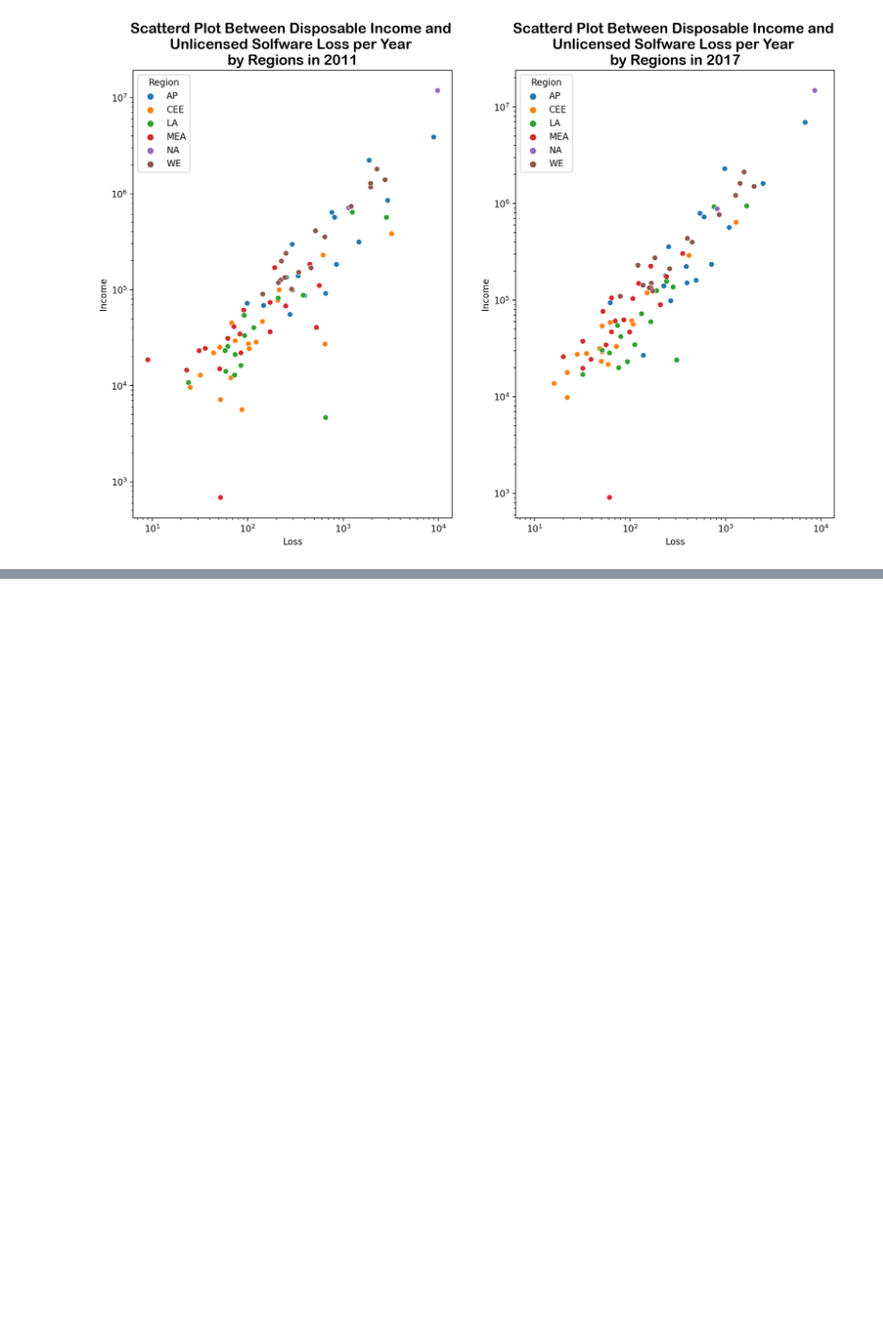
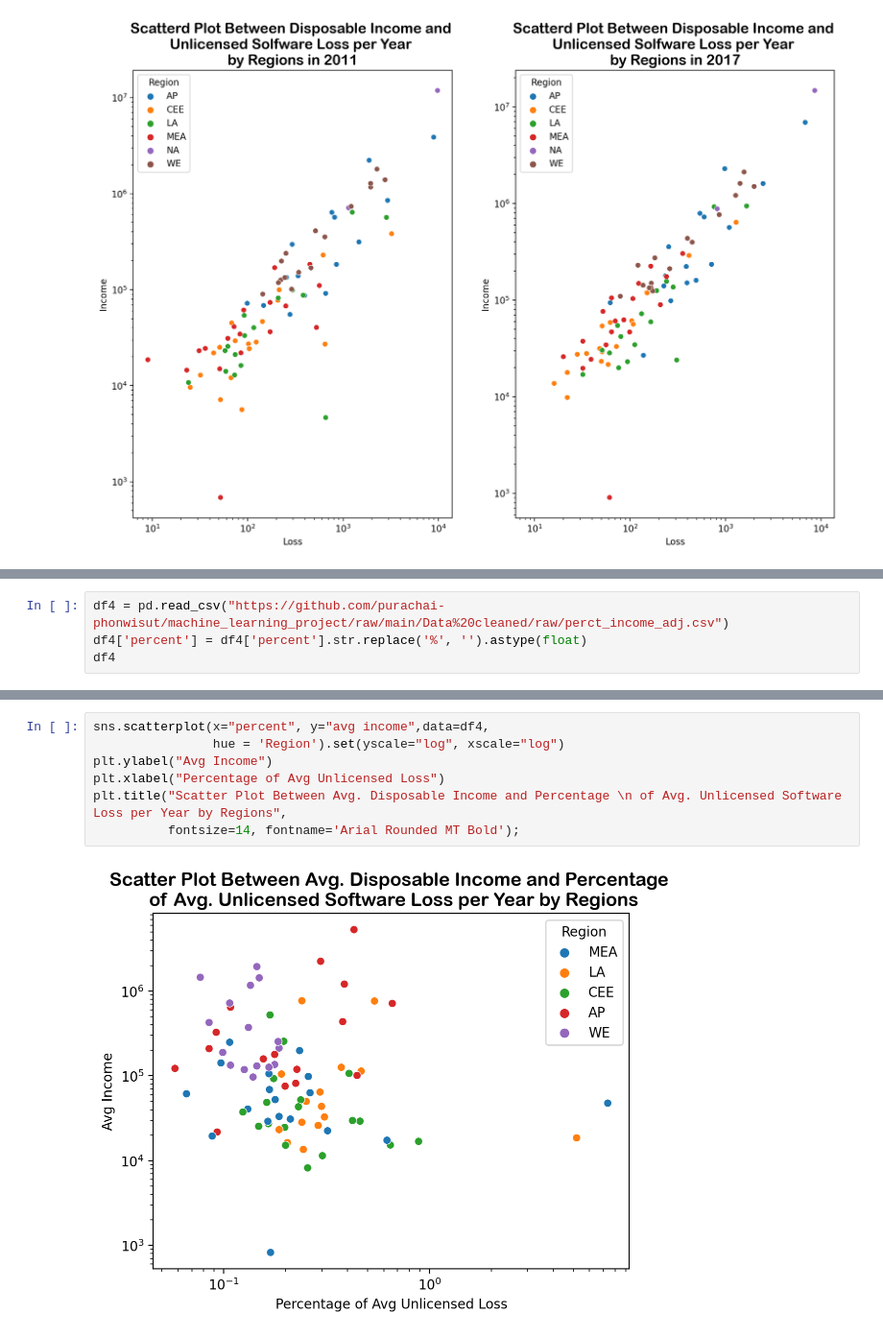
Before and after one commit to purachai-phonwisut/machine_learning_project, a Jupyter notebook: Com.ipynb, the cells around one changed output, grey strips where cells are left out. Shown at 96% size. Saved outputs shown, nothing was run; the diff lists cells and outputs as text; blank space fills up the shorter version.

```diff
--- a/Com.ipynb
+++ b/Com.ipynb
@@ -300,0 +305,4 @@ grid2.set(yscale="log", xscale="log");
+# %%
+df4 = pd.read_csv("https://github.com/purachai-phonwisut/machine_learning_project/raw/main/Data%20cleaned/raw/perct_income_adj.csv")
+df4['percent'] = df4['percent'].str.replace('%', '').astype(float)
+df4
@@ -300,0 +323,9 @@ grid2.set(yscale="log", xscale="log");
+# %%
+sns.scatterplot(x="percent", y="avg income",data=df4,
+                hue = 'Region').set(yscale="log", xscale="log")
+plt.ylabel("Avg Income")
+plt.xlabel("Percentage of Avg Unlicensed Loss")
+plt.title("Scatter Plot Between Avg. Disposable Income and Percentage \n of Avg. Unlicensed Software Loss per Year by Regions",
+          fontsize=14, fontname='Arial Rounded MT Bold');
+# %% [output]
+[figure, added]
```
Also changed, not shown: parts of 6 cells of this notebook.
